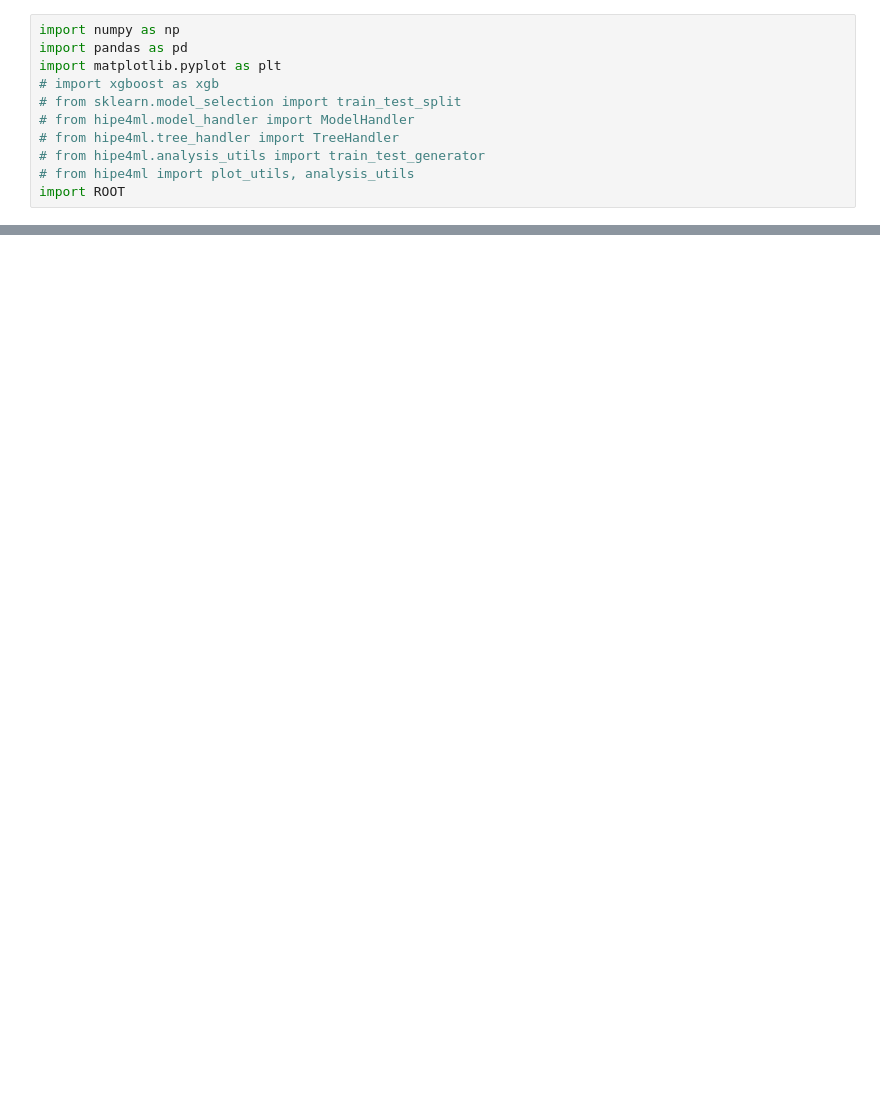
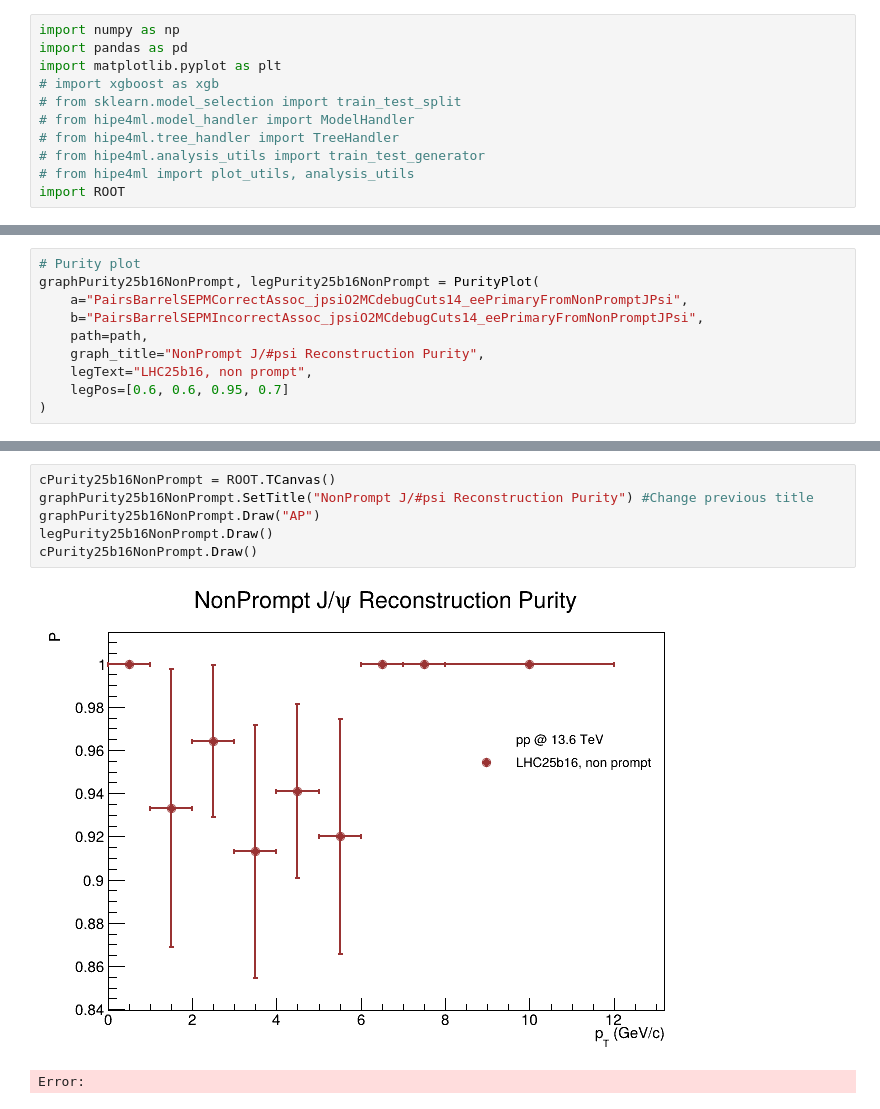
Before and after one commit to LucasFerrandi/Jpsi-Jets-Analysis, a Jupyter notebook: EfficiencyAndML/EfficienciesJPsi.ipynb, the cells around one changed output, grey strips where cells are left out. Cells and saved outputs as stored; diff of their text form; blank space fills up the shorter version.

```diff
--- a/EfficiencyAndML/EfficienciesJPsi.ipynb
+++ b/EfficiencyAndML/EfficienciesJPsi.ipynb
@@ -254,0 +437,10 @@ c25b16.Draw()
+# %%
+# Purity plot
+graphPurity25b16NonPrompt, legPurity25b16NonPrompt = PurityPlot(
+    a="PairsBarrelSEPMCorrectAssoc_jpsiO2MCdebugCuts14_eePrimaryFromNonPromptJPsi",
+    b="PairsBarrelSEPMIncorrectAssoc_jpsiO2MCdebugCuts14_eePrimaryFromNonPromptJPsi",
+    path=path,
+    graph_title="NonPrompt J/#psi Reconstruction Purity",
+    legText="LHC25b16, non prompt",
+    legPos=[0.6, 0.6, 0.95, 0.7]
+)
@@ -254,0 +451,9 @@ c25b16.Draw()
+# %%
+cPurity25b16NonPrompt = ROOT.TCanvas()
+graphPurity25b16NonPrompt.SetTitle("NonPrompt J/#psi Reconstruction Purity") #Change previous title
+graphPurity25b16NonPrompt.Draw("AP")
+legPurity25b16NonPrompt.Draw()
+cPurity25b16NonPrompt.Draw()
+# %% [output]
+[figure, added]
+Error:
```
Also changed, not shown: parts of 22 cells of this notebook, 11 other files.
